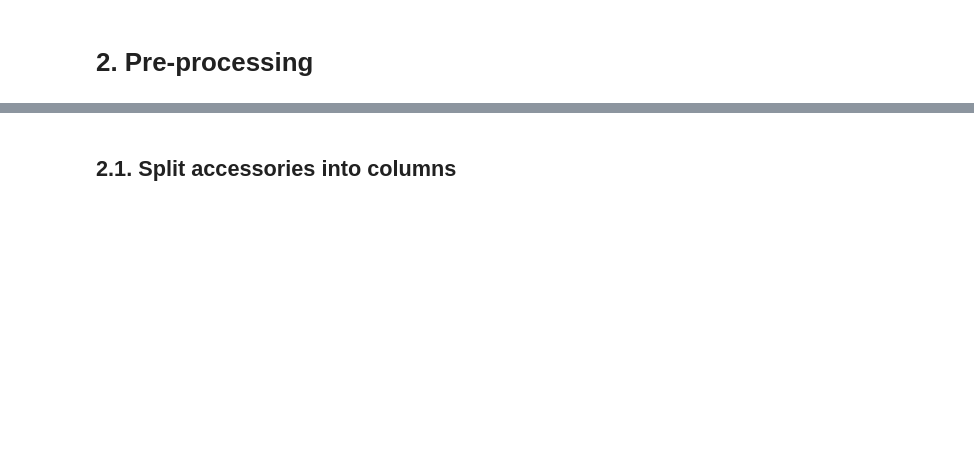
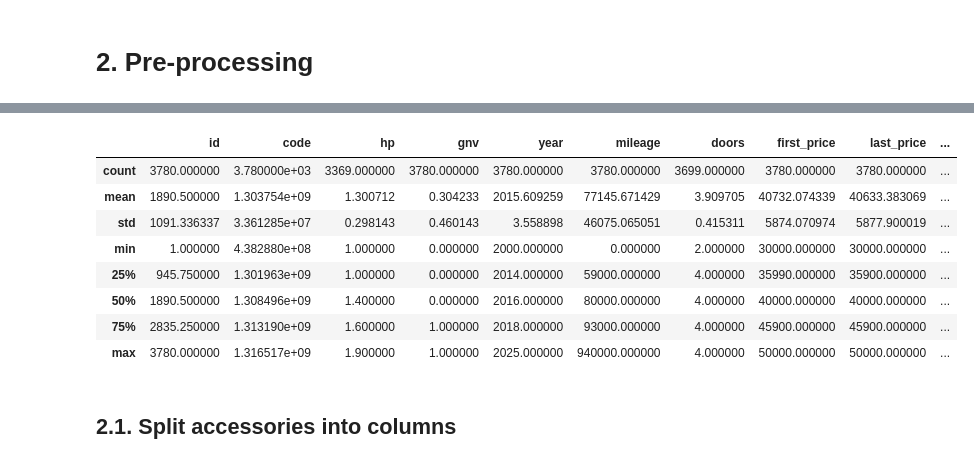
Before and after one commit to antoineelmallah/olx_colab, a Jupyter notebook: estudo_olx.ipynb, the cells around one changed output, grey strips where cells are left out. Drawn from its saved outputs; the diff is of its cells as text; code cells hidden in the pictures; blank space fills up the shorter version.

```diff
--- a/estudo_olx.ipynb
+++ b/estudo_olx.ipynb
@@ -38,0 +38,3 @@ dados.head()
+# %%
+adv_df = pd.read_csv('/content/gdrive/MyDrive/Desenvolvimento/olx_webscrappint/olx_advertising.csv', delimiter=';')
+adv_df.head(5)
@@ -45,4 +91,14 @@ dados.info()
 # %%
-dados.describe()
+adv_df.describe()
+# %% [output]
+|  | id | code | hp | gnv | year | mileage | doors | first_price | last_price | ... |
+| count | 3780.000000 | 3.780000e+03 | 3369.000000 | 3780.000000 | 3780.000000 | 3780.000000 | 3699.000000 | 3780.000000 | 3780.000000 | ... |
+| mean | 1890.500000 | 1.303754e+09 | 1.300712 | 0.304233 | 2015.609259 | 77145.671429 | 3.909705 | 40732.074339 | 40633.383069 | ... |
+| std | 1091.336337 | 3.361285e+07 | 0.298143 | 0.460143 | 3.558898 | 46075.065051 | 0.415311 | 5874.070974 | 5877.900019 | ... |
+| min | 1.000000 | 4.382880e+08 | 1.000000 | 0.000000 | 2000.000000 | 0.000000 | 2.000000 | 30000.000000 | 30000.000000 | ... |
+| 25% | 945.750000 | 1.301963e+09 | 1.000000 | 0.000000 | 2014.000000 | 59000.000000 | 4.000000 | 35990.000000 | 35900.000000 | ... |
+| 50% | 1890.500000 | 1.308496e+09 | 1.400000 | 0.000000 | 2016.000000 | 80000.000000 | 4.000000 | 40000.000000 | 40000.000000 | ... |
+| 75% | 2835.250000 | 1.313190e+09 | 1.600000 | 1.000000 | 2018.000000 | 93000.000000 | 4.000000 | 45900.000000 | 45900.000000 | ... |
+| max | 3780.000000 | 1.316517e+09 | 1.900000 | 1.000000 | 2025.000000 | 940000.000000 | 4.000000 | 50000.000000 | 50000.000000 | ... |
 # %% [markdown]
 ## 2.1. Split accessories into columns
```
Also changed, not shown: parts of 17 cells of this notebook.
